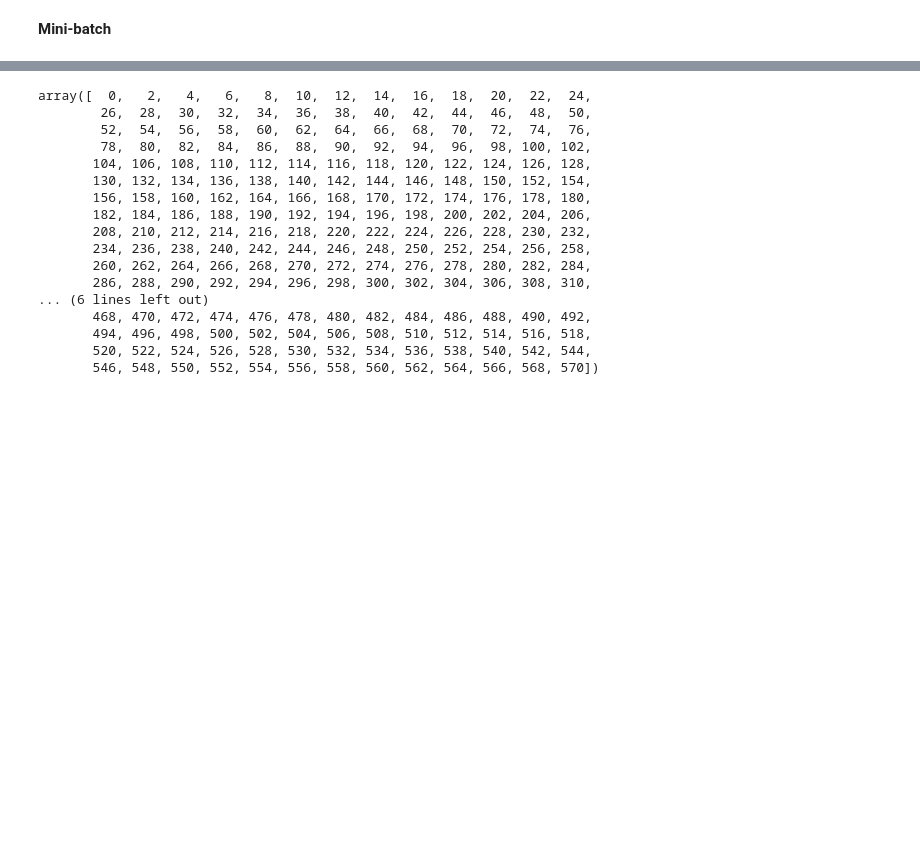
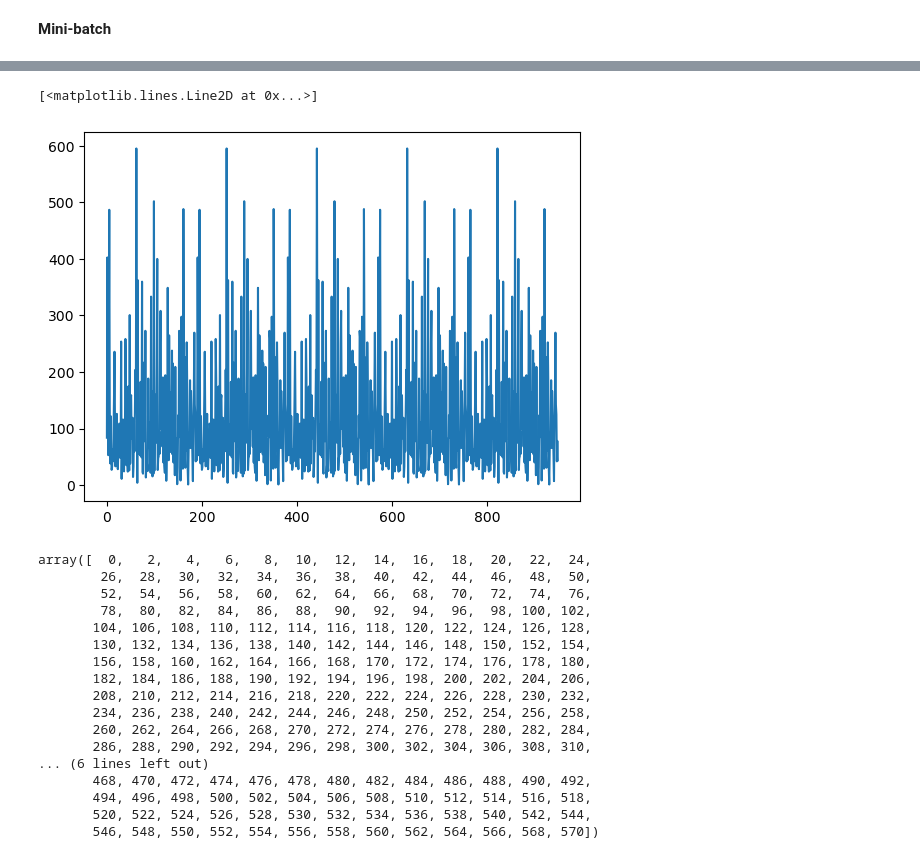
Before and after one commit to HongQuan1812/AIO2025, a Jupyter notebook: Module 4/linear regression.ipynb, the cells around one changed output, grey strips where cells are left out. Cells and saved outputs as stored; diff of their text form; code cells hidden in the pictures; blank space fills up the shorter version.

```diff
--- a/Module 4/linear regression.ipynb
+++ b/Module 4/linear regression.ipynb
@@ -304,0 +299,3 @@ array([1.21835388, 1.27044387])
+# %%
+x = data[['Radio', 'Social Media']]
+y = data['Sales']
@@ -305,10 +309,11 @@ array([1.21835388, 1.27044387])
 # %%
 #  initialize w, b, epochs, alpha
-mini_batch = 4
+mini_batch = 3
 w = np.array([5, 7])
 b = 4
 epochs = 5
 alpha = 0.000000000001
+losses = []
 
 for epoch in range(epochs):
     print(f'Epoch: {epoch+1}')
@@ -329,17 +334,19 @@ for epoch in range(epochs):
             cost += loss_function(y[i], y_hat_i)
 
             # 4. Calculate gradients/derivatives
-            dLdw += 2*(y_hat_i - y[i])*x[i]
-            dLdb += 2*(y_hat_i - y[i])
+            dLdw += 2*( y_hat_i - y[i] )*x[i]
+            dLdb += 2*(y_hat_i - y[i] )
 
         loss = cost/mini_batch
         dLdb = dLdb/mini_batch
         dLdw = dLdw/mini_batch
+        losses.append(loss)
 
         # 5. Update w, b
         w, b = gradient_descent(y, y_hat, x, w, b, alpha, dLdw, dLdb)
 
+        print(f'Iteration {batch}: w = {w}, b = {b}, loss = {loss}')
 
-        print(f'Iteration {batch}: w = {w}, b = {b}, loss = {loss}')
+plt.plot(losses)
 # %% [output]
 Epoch: 1
@@ -362,3 +369,5 @@ Iteration 568: w = [nan nan], b = nan, loss = nan
+[<matplotlib.lines.Line2D at 0x...>]
+[figure, added]
 # %%
 np.arange(0, len(df), 2)
 # %% [output]
```
Also changed, not shown: parts of 16 cells of this notebook.
